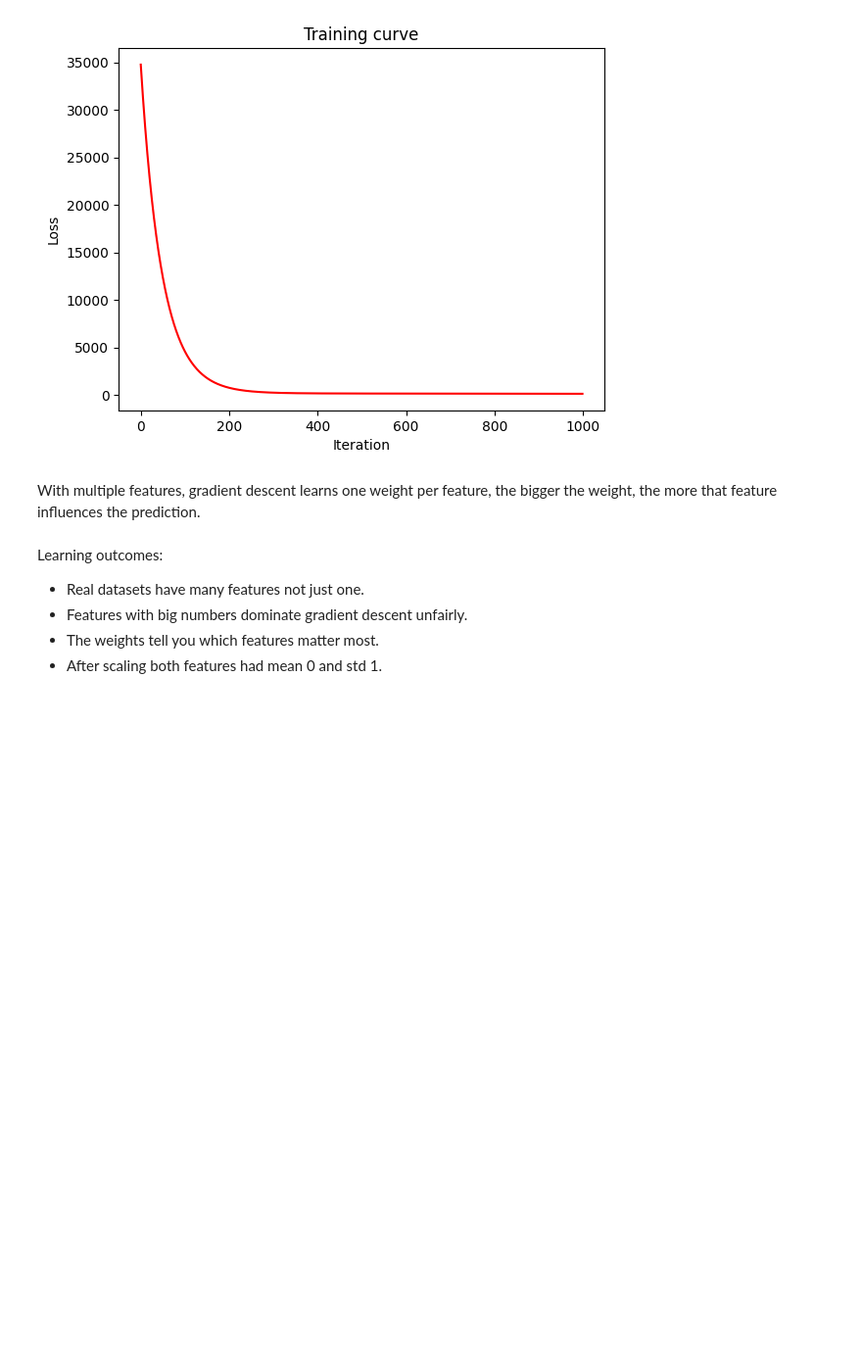
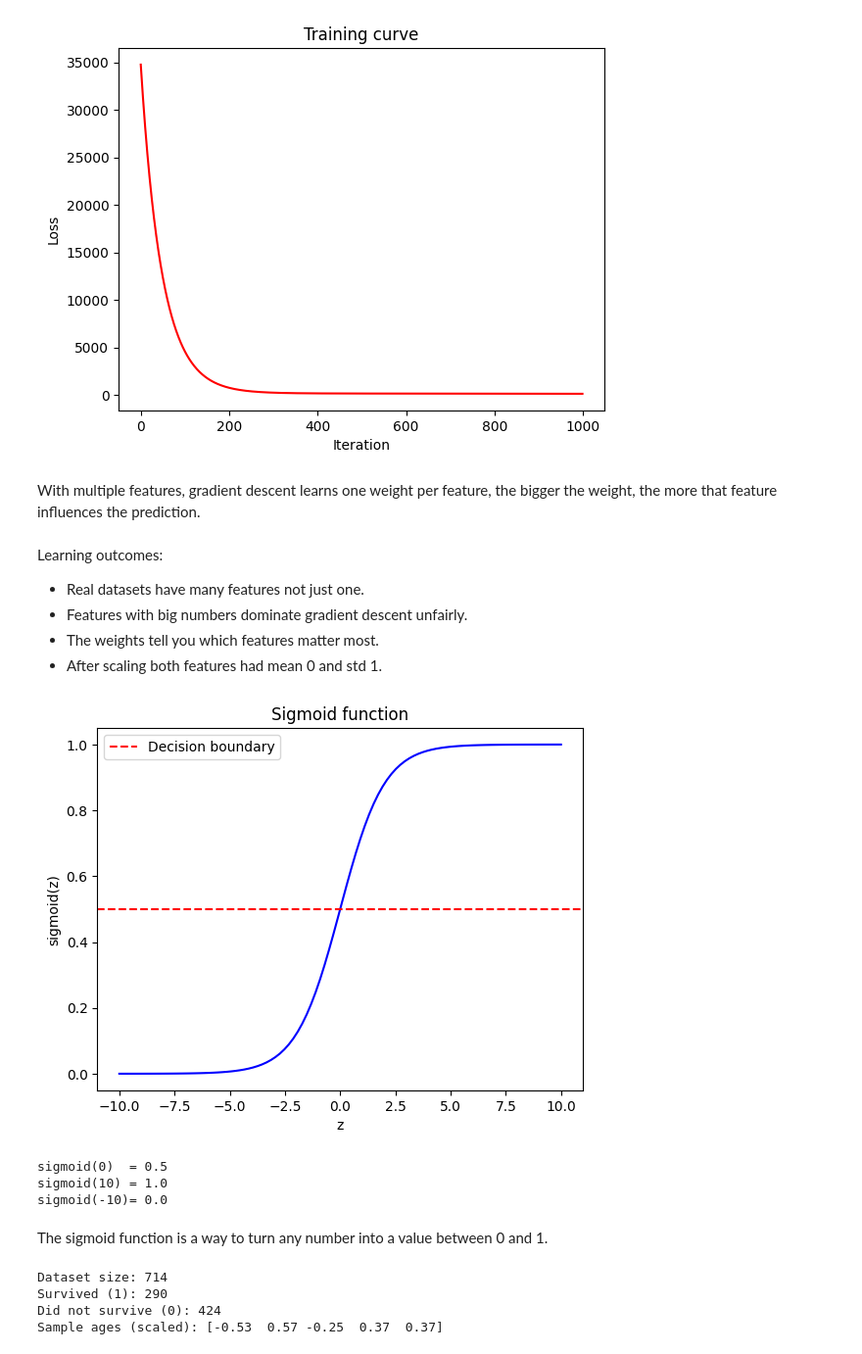
Before and after one commit to Fatiifm10/ml-journey, a Jupyter notebook: Learning_ML.ipynb, the cells around one changed output. Shown at 98% size. Cells and saved outputs as stored; diff of their text form; code cells hidden in the pictures; blank space fills up the shorter version.

Commit message:
Add files via upload
Added logistic regression on Titanic dataset

```diff
--- a/Learning_ML.ipynb
+++ b/Learning_ML.ipynb
@@ -270,3 +270,58 @@ Learning outcomes:
 *   Features with big numbers dominate gradient descent unfairly.
 *   The weights tell you which features matter most.
 *   After scaling both features had mean 0 and std 1.
+# %%
+import numpy as np
+import matplotlib.pyplot as plt
+
+
+def sigmoid(z):
+    return 1 / (1 + np.exp(-z))
+
+
+z = np.linspace(-10, 10, 100)
+plt.plot(z, sigmoid(z), color='blue')
+plt.axhline(y=0.5, color='red', linestyle='--', label='Decision boundary')
+plt.xlabel("z")
+plt.ylabel("sigmoid(z)")
+plt.title("Sigmoid function")
+plt.legend()
+plt.show()
+
+
+print("sigmoid(0)  =", sigmoid(0))
+print("sigmoid(10) =", round(sigmoid(10), 4))
+print("sigmoid(-10)=", round(sigmoid(-10), 4))
+# %% [output]
+[figure, added]
+sigmoid(0)  = 0.5
+sigmoid(10) = 1.0
+sigmoid(-10)= 0.0
+# %% [markdown]
+The sigmoid function is a way to turn any number into a value between 0 and 1.
+# %%
+import pandas as pd
+
+# load titanic
+url = 'https://raw.githubusercontent.com/datasciencedojo/datasets/master/titanic.csv'
+df = pd.read_csv(url)
+
+# keep only Age and Survived, drop missing ages
+df = df[['Age', 'Survived']].dropna()
+
+
+X = df['Age'].values
+y = df['Survived'].values
+
+
+X_scaled = (X - np.mean(X)) / np.std(X)
+
+print("Dataset size:", len(X))
+print("Survived (1):", sum(y == 1))
+print("Did not survive (0):", sum(y == 0))
+print("Sample ages (scaled):", np.round(X_scaled[:5], 2))
+# %% [output]
+Dataset size: 714
+Survived (1): 290
+Did not survive (0): 424
+Sample ages (scaled): [-0.53  0.57 -0.25  0.37  0.37]
```
Also changed, not shown: parts of 4 cells of this notebook.
